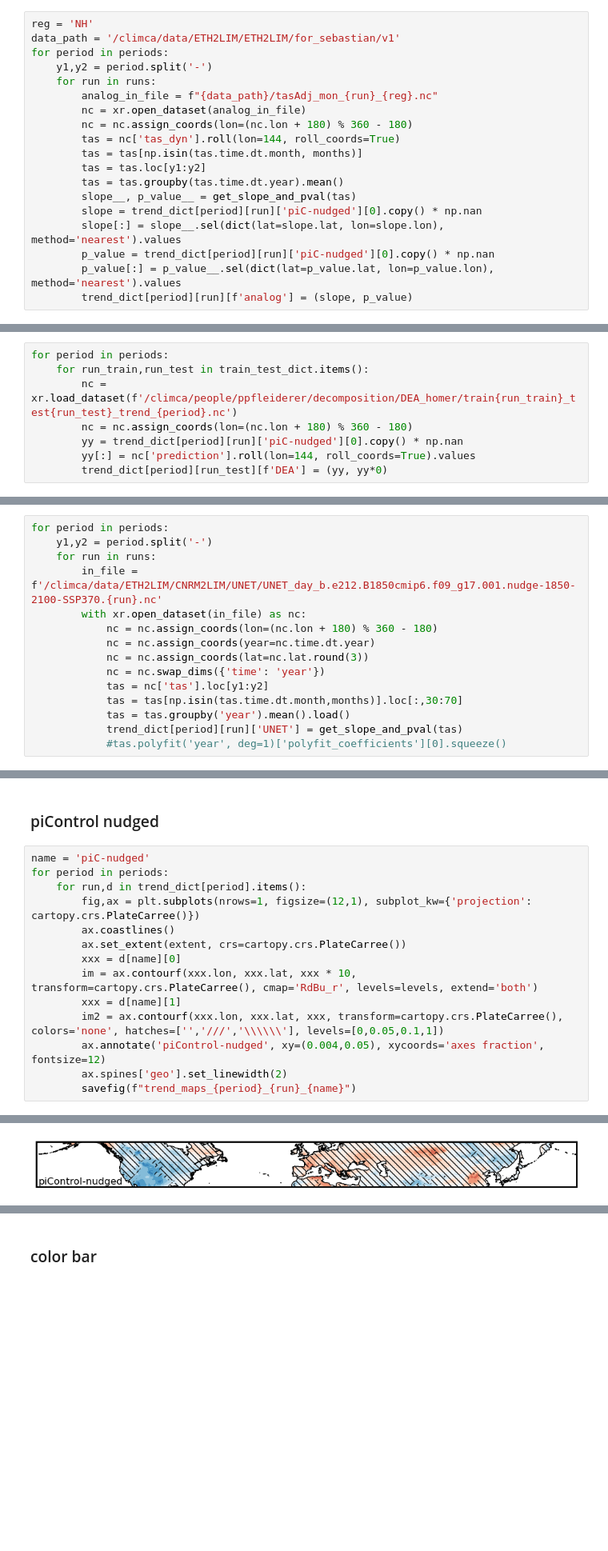
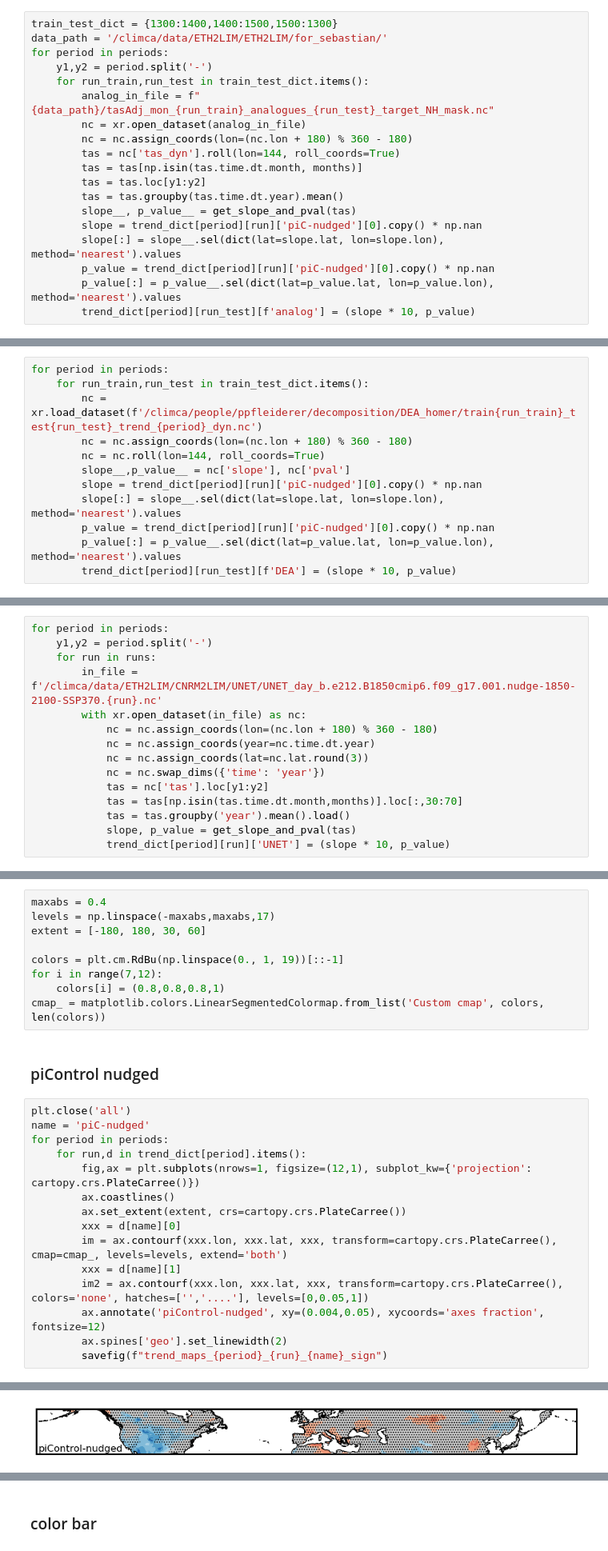
Before and after one commit to peterpeterp/circ_contribution_to_JJA_trends, a Jupyter notebook: 1_main_evaluation.ipynb, the cells around one changed output, grey strips where cells are left out. Shown at 80% size. Saved outputs shown, nothing was run; the diff lists cells and outputs as text; blank space fills up the shorter version.

```diff
--- a/1_main_evaluation.ipynb
+++ b/1_main_evaluation.ipynb
@@ -128,12 +110,12 @@ for period in periods:
 # %% [markdown]
 ### analogues
 # %%
-reg = 'NH'
-data_path = '/climca/data/ETH2LIM/ETH2LIM/for_sebastian/v1'
+train_test_dict = {1300:1400,1400:1500,1500:1300}
+data_path = '/climca/data/ETH2LIM/ETH2LIM/for_sebastian/'
 for period in periods:
     y1,y2 = period.split('-')
-    for run in runs:
-        analog_in_file = f"{data_path}/tasAdj_mon_{run}_{reg}.nc"
+    for run_train,run_test in train_test_dict.items():
+        analog_in_file = f"{data_path}/tasAdj_mon_{run_train}_analogues_{run_test}_target_NH_mask.nc"
         nc = xr.open_dataset(analog_in_file)
         nc = nc.assign_coords(lon=(nc.lon + 180) % 360 - 180)
         tas = nc['tas_dyn'].roll(lon=144, roll_coords=True)
@@ -145,17 +127,21 @@ for period in periods:
         slope[:] = slope__.sel(dict(lat=slope.lat, lon=slope.lon), method='nearest').values
         p_value = trend_dict[period][run]['piC-nudged'][0].copy() * np.nan
         p_value[:] = p_value__.sel(dict(lat=p_value.lat, lon=p_value.lon), method='nearest').values
-        trend_dict[period][run][f'analog'] = (slope, p_value)
+        trend_dict[period][run_test][f'analog'] = (slope * 10, p_value)
 # %% [markdown]
 ### DEA
 # %%
 for period in periods:
     for run_train,run_test in train_test_dict.items():
-        nc = xr.load_dataset(f'/climca/people/ppfleiderer/decomposition/DEA_homer/train{run_train}_test{run_test}_trend_{period}.nc')
+        nc = xr.load_dataset(f'/climca/people/ppfleiderer/decomposition/DEA_homer/train{run_train}_test{run_test}_trend_{period}_dyn.nc')
         nc = nc.assign_coords(lon=(nc.lon + 180) % 360 - 180)
-        yy = trend_dict[period][run]['piC-nudged'][0].copy() * np.nan
-        yy[:] = nc['prediction'].roll(lon=144, roll_coords=True).values
-        trend_dict[period][run_test][f'DEA'] = (yy, yy*0)
+        nc = nc.roll(lon=144, roll_coords=True)
+        slope__,p_value__ = nc['slope'], nc['pval']
+        slope = trend_dict[period][run]['piC-nudged'][0].copy() * np.nan
+        slope[:] = slope__.sel(dict(lat=slope.lat, lon=slope.lon), method='nearest').values
+        p_value = trend_dict[period][run]['piC-nudged'][0].copy() * np.nan
+        p_value[:] = p_value__.sel(dict(lat=p_value.lat, lon=p_value.lon), method='nearest').values
+        trend_dict[period][run_test][f'DEA'] = (slope * 10, p_value)
 # %% [markdown]
 ### UNET
 # %%
@@ -171,8 +157,8 @@ for period in periods:
             tas = nc['tas'].loc[y1:y2]
             tas = tas[np.isin(tas.time.dt.month,months)].loc[:,30:70]
             tas = tas.groupby('year').mean().load()
-            trend_dict[period][run]['UNET'] = get_slope_and_pval(tas)
-            #tas.polyfit('year', deg=1)['polyfit_coefficients'][0].squeeze()
+            slope, p_value = get_slope_and_pval(tas)
+            trend_dict[period][run]['UNET'] = (slope * 10, p_value)
 # %% [markdown]
 ### mask oceans
 # %%
@@ -193,6 +175,16 @@ extent = [-180, 180, 30, 60]
+# %%
+maxabs = 0.4
+levels = np.linspace(-maxabs,maxabs,17)
+extent = [-180, 180, 30, 60]
+
+colors = plt.cm.RdBu(np.linspace(0., 1, 19))[::-1]
+for i in range(7,12):
+    colors[i] = (0.8,0.8,0.8,1)
+cmap_ = matplotlib.colors.LinearSegmentedColormap.from_list('Custom cmap', colors, len(colors))
 # %% [markdown]
 ### piControl nudged
 # %%
+plt.close('all')
 name = 'piC-nudged'
 for period in periods:
     for run,d in trend_dict[period].items():
@@ -200,10 +192,10 @@ for period in periods:
         ax.coastlines()
         ax.set_extent(extent, crs=cartopy.crs.PlateCarree())
         xxx = d[name][0]
-        im = ax.contourf(xxx.lon, xxx.lat, xxx * 10, transform=cartopy.crs.PlateCarree(), cmap='RdBu_r', levels=levels, extend='both')
+        im = ax.contourf(xxx.lon, xxx.lat, xxx, transform=cartopy.crs.PlateCarree(), cmap=cmap_, levels=levels, extend='both')
         xxx = d[name][1]
-        im2 = ax.contourf(xxx.lon, xxx.lat, xxx, transform=cartopy.crs.PlateCarree(), colors='none', hatches=['','///','\\\\\\'], levels=[0,0.05,0.1,1])
+        im2 = ax.contourf(xxx.lon, xxx.lat, xxx, transform=cartopy.crs.PlateCarree(), colors='none', hatches=['','....'], levels=[0,0.05,1])
         ax.annotate('piControl-nudged', xy=(0.004,0.05), xycoords='axes fraction', fontsize=12)
         ax.spines['geo'].set_linewidth(2)
-        savefig(f"trend_maps_{period}_{run}_{name}")
+        savefig(f"trend_maps_{period}_{run}_{name}_sign")
 # %% [output]
@@ -213 +205 @@ for period in periods:
-[figure, old version]
+[figure, new version]
```
Also changed, not shown: parts of 20 cells of this notebook, 6 other files.
